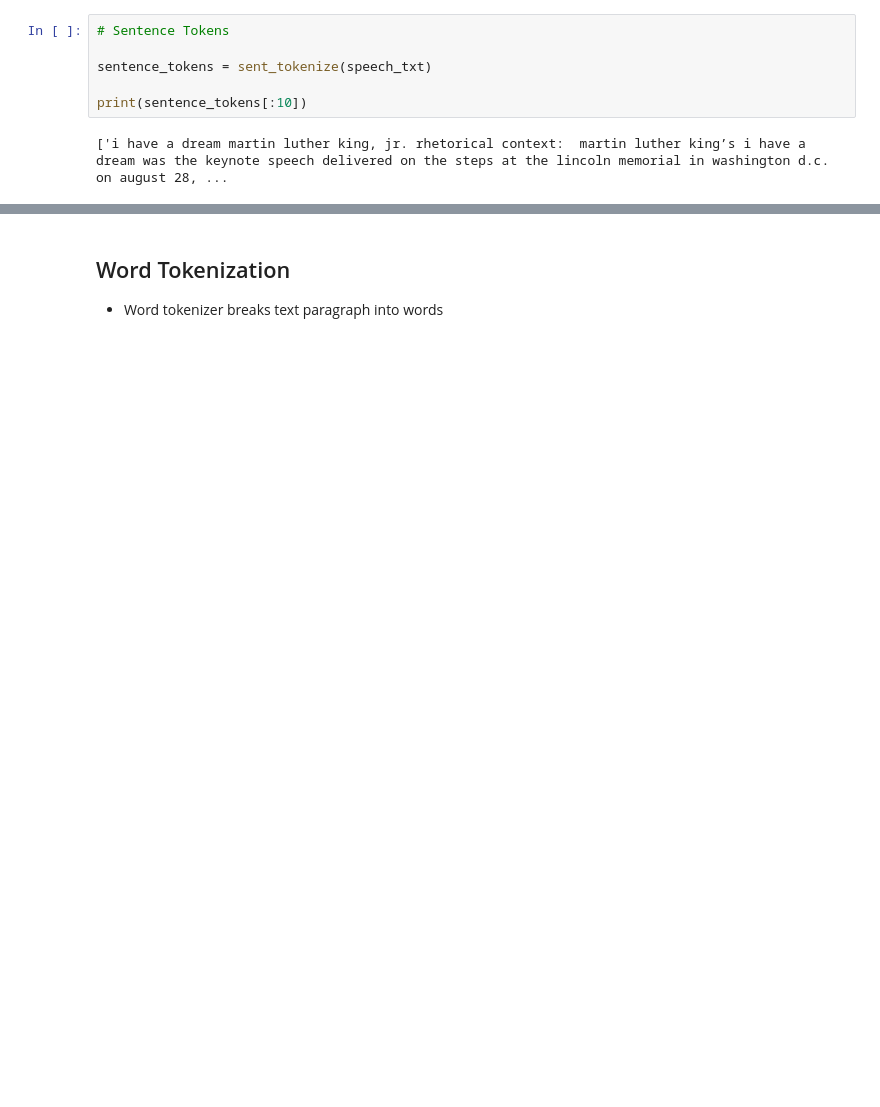
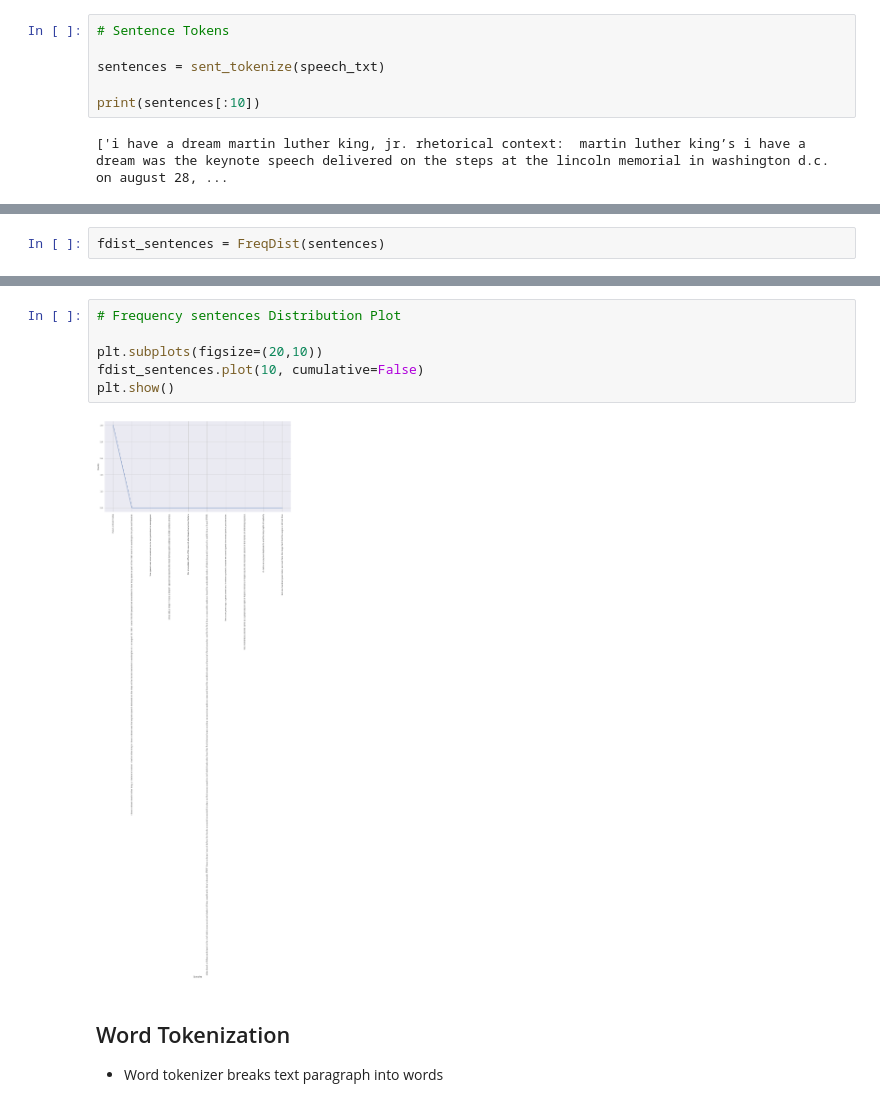
Before and after one commit to jesussantana/Advanced-Machine-Learning, a Jupyter notebook: notebooks/S16_T01_Advanced_Machine_Learning.ipynb, the cells around one changed output, grey strips where cells are left out. Cells and saved outputs as stored; diff of their text form; blank space fills up the shorter version.

```diff
--- a/notebooks/S16_T01_Advanced_Machine_Learning.ipynb
+++ b/notebooks/S16_T01_Advanced_Machine_Learning.ipynb
@@ -1027,8 +927,8 @@ i have a dream martin luther king, jr. rhetorical context:  martin luther king
 # %%
 # Sentence Tokens
 
-sentence_tokens = sent_tokenize(speech_txt)
+sentences = sent_tokenize(speech_txt)
 
-print(sentence_tokens[:10])
+print(sentences[:10])
 # %% [output]
 ['i have a dream martin luther king, jr. rhetorical context:  martin luther king’s i have a dream was the keynote speech delivered on the steps at the lincoln memorial in washington d.c. on august 28, ...
@@ -1034,0 +937,2 @@ print(sentence_tokens[:10])
+# %%
+fdist_sentences = FreqDist(sentences)
@@ -1035,3 +958,11 @@ print(sentence_tokens[:10])
+# %%
+# Frequency sentences Distribution Plot
+
+plt.subplots(figsize=(20,10))
+fdist_sentences.plot(10, cumulative=False)
+plt.show()
+# %% [output]
+[figure, added]
 # %% [markdown]
 ## Word Tokenization
 - Word tokenizer breaks text paragraph into words
```
Also changed, not shown: parts of 56 cells of this notebook.
